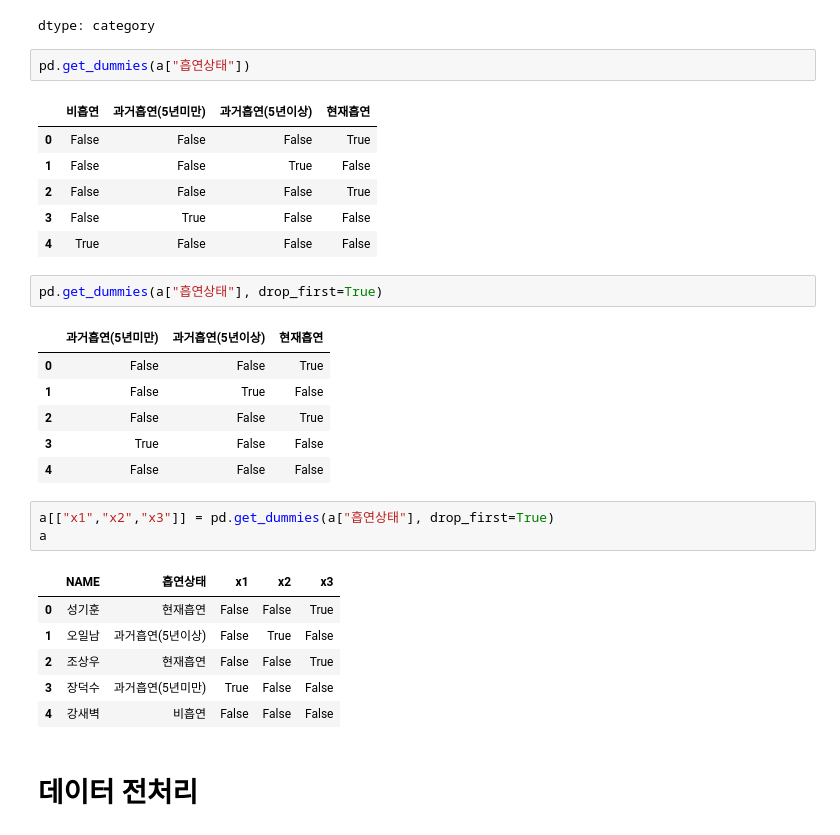
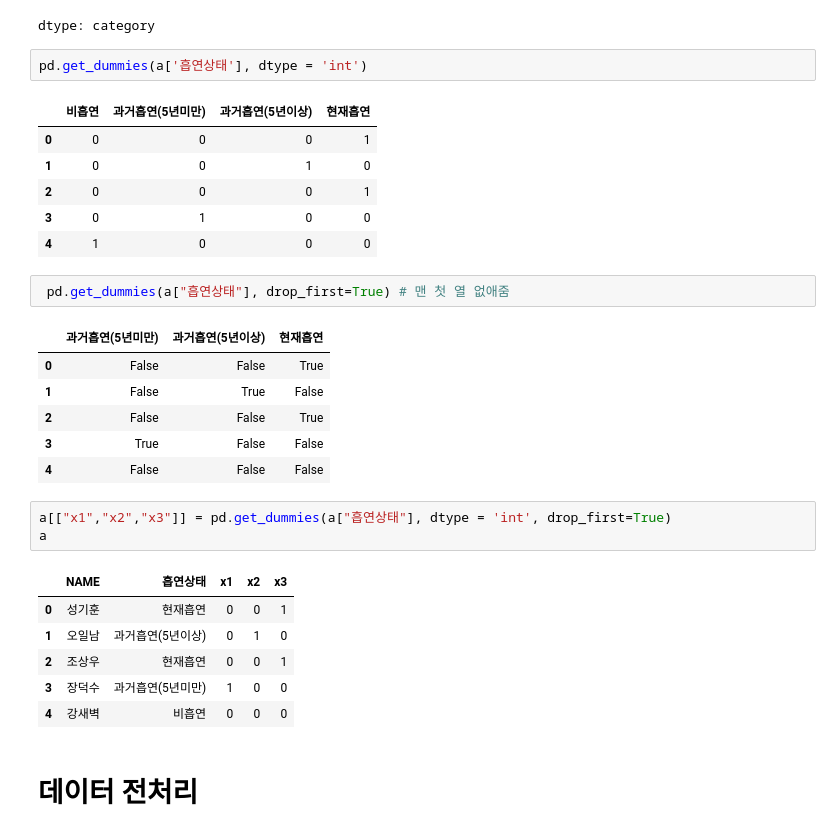
Before and after one commit to motorio0829/Programming-for-AI-25-1, a Jupyter notebook: lecturenote/판다스2.ipynb, the cells around one changed output. Cells and saved outputs as stored; diff of their text form.

```diff
--- a/lecturenote/판다스2.ipynb
+++ b/lecturenote/판다스2.ipynb
@@ -745,16 +747,16 @@ a.흡연상태
 | 4 | 비흡연 |
 dtype: category
 # %%
-pd.get_dummies(a["흡연상태"])
+pd.get_dummies(a['흡연상태'], dtype = 'int')
 # %% [output]
 |  | 비흡연 | 과거흡연(5년미만) | 과거흡연(5년이상) | 현재흡연 |
-| 0 | False | False | False | True |
-| 1 | False | False | True | False |
-| 2 | False | False | False | True |
-| 3 | False | True | False | False |
-| 4 | True | False | False | False |
+| 0 | 0 | 0 | 0 | 1 |
+| 1 | 0 | 0 | 1 | 0 |
+| 2 | 0 | 0 | 0 | 1 |
+| 3 | 0 | 1 | 0 | 0 |
+| 4 | 1 | 0 | 0 | 0 |
 # %%
-pd.get_dummies(a["흡연상태"], drop_first=True)
+ pd.get_dummies(a["흡연상태"], drop_first=True) # 맨 첫 열 없애줌
 # %% [output]
 |  | 과거흡연(5년미만) | 과거흡연(5년이상) | 현재흡연 |
 | 0 | False | False | True |
@@ -763,15 +765,15 @@ pd.get_dummies(a["흡연상태"], drop_first=True)
 | 3 | True | False | False |
 | 4 | False | False | False |
 # %%
-a[["x1","x2","x3"]] = pd.get_dummies(a["흡연상태"], drop_first=True)
+a[["x1","x2","x3"]] = pd.get_dummies(a["흡연상태"], dtype = 'int', drop_first=True)
 a
 # %% [output]
 |  | NAME | 흡연상태 | x1 | x2 | x3 |
-| 0 | 성기훈 | 현재흡연 | False | False | True |
-| 1 | 오일남 | 과거흡연(5년이상) | False | True | False |
-| 2 | 조상우 | 현재흡연 | False | False | True |
-| 3 | 장덕수 | 과거흡연(5년미만) | True | False | False |
-| 4 | 강새벽 | 비흡연 | False | False | False |
+| 0 | 성기훈 | 현재흡연 | 0 | 0 | 1 |
+| 1 | 오일남 | 과거흡연(5년이상) | 0 | 1 | 0 |
+| 2 | 조상우 | 현재흡연 | 0 | 0 | 1 |
+| 3 | 장덕수 | 과거흡연(5년미만) | 1 | 0 | 0 |
+| 4 | 강새벽 | 비흡연 | 0 | 0 | 0 |
 # %% [markdown]
 # 데이터 전처리
 # %% [markdown]
```
Also changed, not shown: parts of 7 cells of this notebook.
